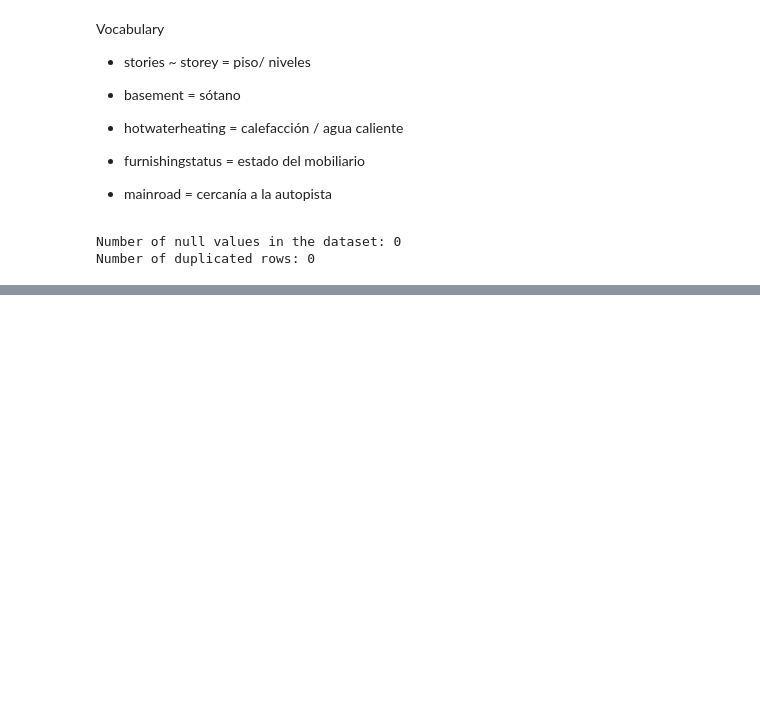
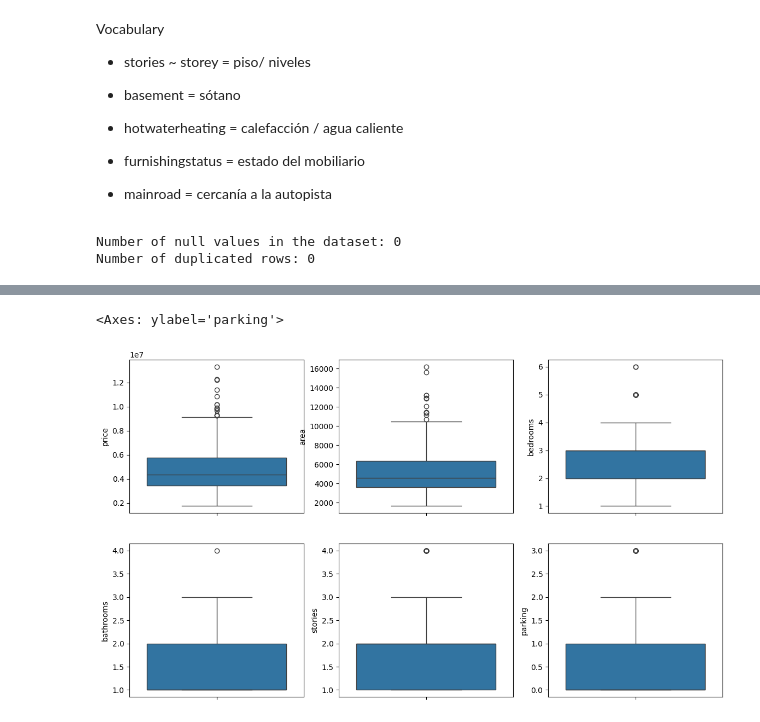
Before and after one commit to belenareal/machine_learning_projects, a Jupyter notebook: housing_prices/eda.ipynb, the cells around one changed output, grey strips where cells are left out. Saved outputs shown, nothing was run; the diff lists cells and outputs as text; code cells hidden in the pictures; blank space fills up the shorter version.

```diff
--- a/housing_prices/eda.ipynb
+++ b/housing_prices/eda.ipynb
@@ -62,0 +105,3 @@ df.to_csv('data/data_numeric.csv', index=False)
+# %%
+df['stories_area'] = df['area'] / df['stories']
+df['rooms_area'] = df['area'] / (df['bedrooms'] + df['bathrooms'])
@@ -62,0 +126,11 @@ df.to_csv('data/data_numeric.csv', index=False)
+# %%
+fig,axs=plt.subplots(nrows=2,ncols=3,figsize=(14,8))
+sns.boxplot(df['price'],ax=axs[0,0])
+sns.boxplot(df['area'],ax=axs[0,1])
+sns.boxplot(df['bedrooms'],ax=axs[0,2])
+sns.boxplot(df['bathrooms'],ax=axs[1,0])
+sns.boxplot(df['stories'],ax=axs[1,1])
+sns.boxplot(df['parking'],ax=axs[1,2])
+# %% [output]
+<Axes: ylabel='parking'>
+[figure, added]
```
Also changed, not shown: parts of 13 cells of this notebook, 3 other files.
